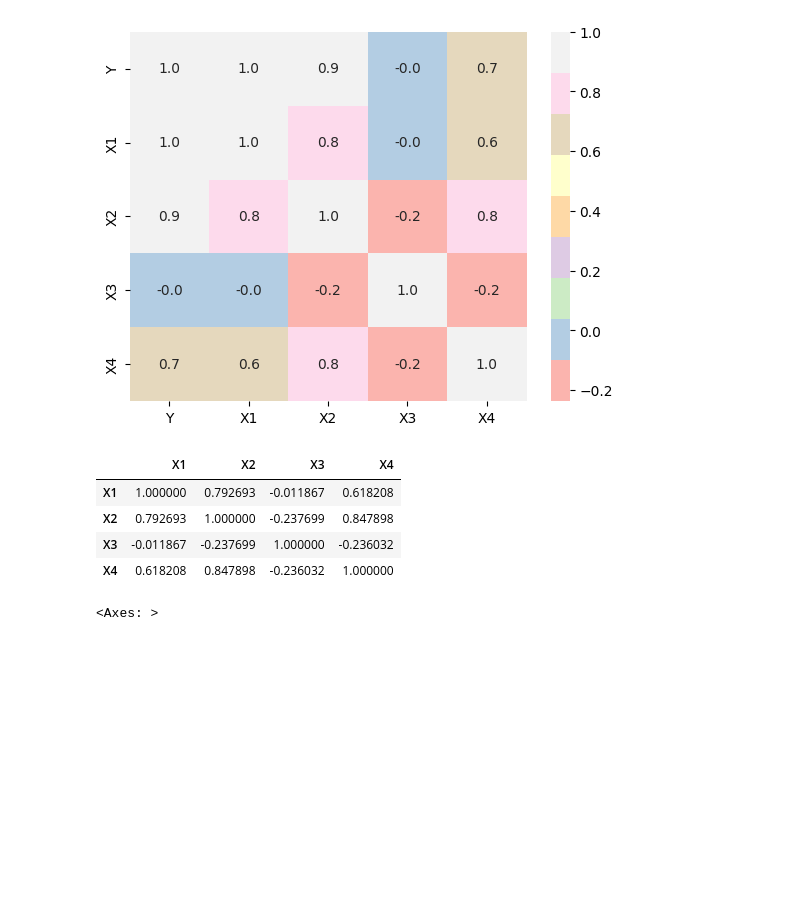
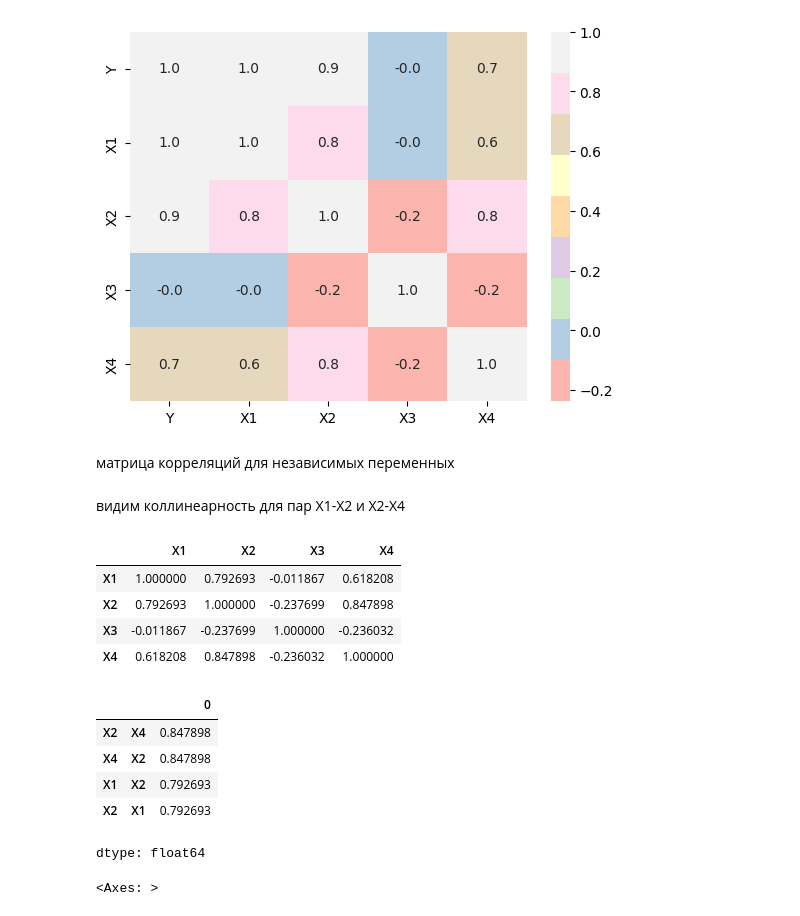
Before and after one commit to vn322/RUDN_Lab_Works, a Jupyter notebook: stat_dz1_2025.ipynb, the cells around one changed output. Saved outputs shown, nothing was run; the diff lists cells and outputs as text; code cells hidden in the pictures; blank space fills up the shorter version.

```diff
--- a/stat_dz1_2025.ipynb
+++ b/stat_dz1_2025.ipynb
@@ -77,6 +89,10 @@ sns.heatmap(df[['Y', 'X1', 'X2', 'X3', 'X4']].corr(), annot=True, fmt=".1f",cmap
 # %% [output]
 <Axes: >
 [figure]
+# %% [markdown]
+матрица корреляций для независимых переменных
+# %% [markdown]
+видим коллинеарность для пар Х1-Х2 и Х2-Х4
 # %%
 df[[ 'X1', 'X2', 'X3', 'X4']].corr()
 # %% [output]
@@ -85,6 +101,18 @@ df[[ 'X1', 'X2', 'X3', 'X4']].corr()
 | X2 | 0.792693 | 1.000000 | -0.237699 | 0.847898 |
 | X3 | -0.011867 | -0.237699 | 1.000000 | -0.236032 |
 | X4 | 0.618208 | 0.847898 | -0.236032 | 1.000000 |
+# %%
+c = df[[ 'X1', 'X2', 'X3', 'X4']].corr()
+np.fill_diagonal(c.values, 0)
+s = c.unstack()
+s.sort_values(kind="quicksort", ascending= False)[:4]
+# %% [output]
+|  |  | 0 |
+| X2 | X4 | 0.847898 |
+| X4 | X2 | 0.847898 |
+| X1 | X2 | 0.792693 |
+| X2 | X1 | 0.792693 |
+dtype: float64
 # %%
 sns.heatmap(df[[ 'X1', 'X2', 'X3', 'X4']].corr(), annot=True, fmt=".1f",cmap="Pastel1" )
 # %% [output]
```
Also changed, not shown: parts of 27 cells of this notebook.
